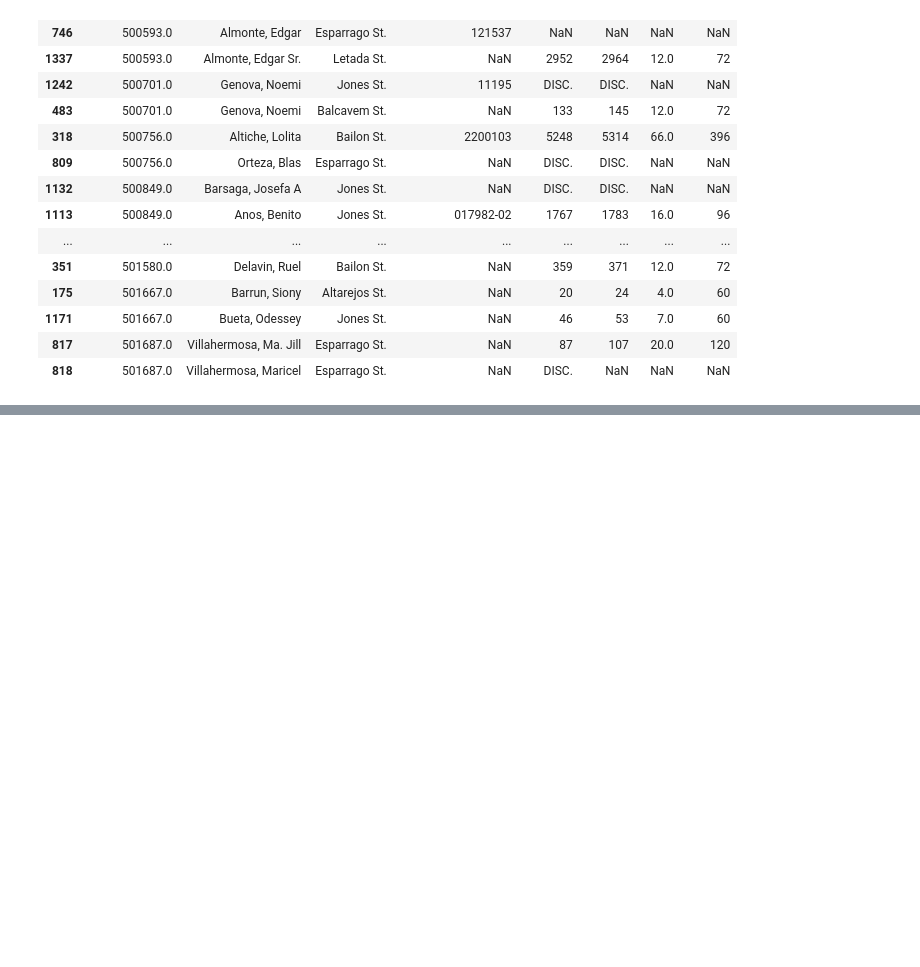
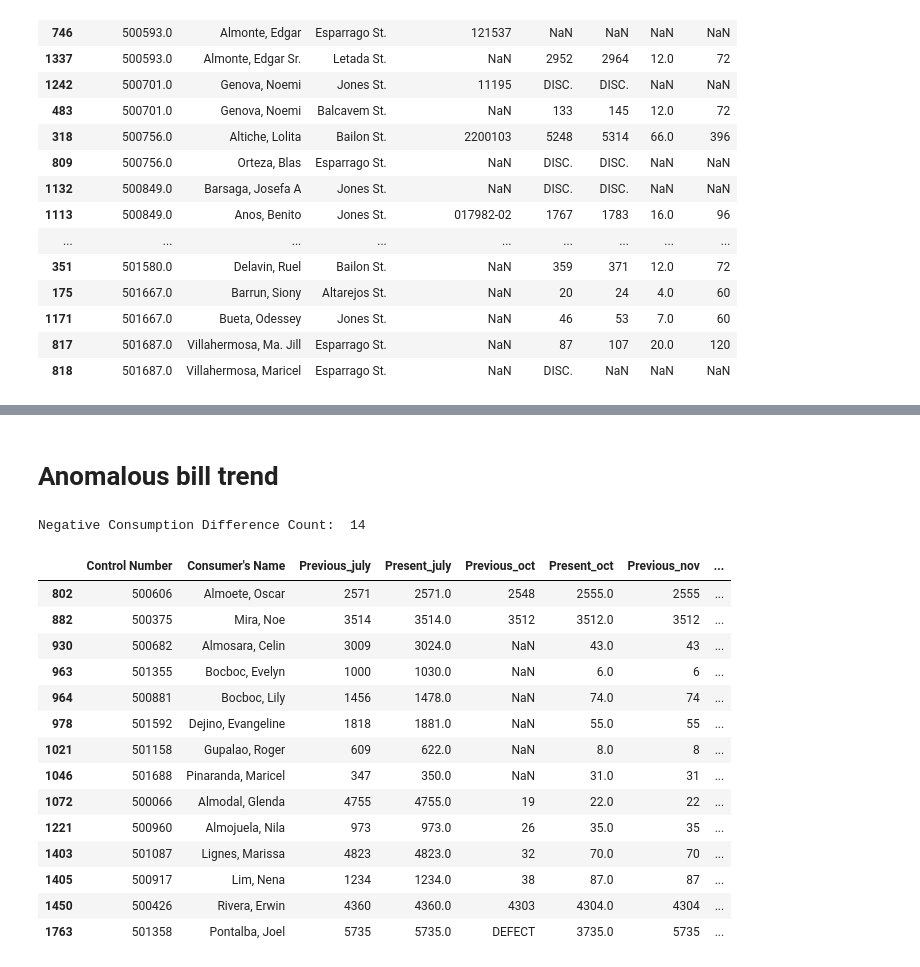
Before and after one commit to marcusAlmo/waterflow_model_training, a Jupyter notebook: data_preparation/v1/data_assessment.ipynb, the cells around one changed output, grey strips where cells are left out. Saved outputs shown, nothing was run; the diff lists cells and outputs as text; code cells hidden in the pictures; blank space fills up the shorter version.

Commit message:
feat: comprehensive dataset cleaning

```diff
--- a/data_preparation/v1/data_assessment.ipynb
+++ b/data_preparation/v1/data_assessment.ipynb
@@ -178,0 +304,45 @@ all_duplicates
+# %% [markdown]
+# Anomalous bill trend
+# %%
+# Review of consumption difference
+july_df = pd.read_csv("../../dataset/raw/2022/JUL2022.csv", encoding='latin-1')
+oct_df = pd.read_csv("../../dataset/raw/2022/OCT2022.csv", encoding='latin-1')
+nov_df = pd.read_csv("../../dataset/raw/2022/NOV2022.csv", encoding='latin-1')
+dec_df = pd.read_csv("../../dataset/raw/2022/DEC2022.csv", encoding='latin-1')
+
+july_df['Present'] = pd.to_numeric(july_df['Present'], errors='coerce')
+oct_df['Present'] = pd.to_numeric(oct_df['Present'], errors='coerce')
+nov_df['Present'] = pd.to_numeric(nov_df['Present'], errors='coerce')
+dec_df['Present'] = pd.to_numeric(dec_df['Present'], errors='coerce')
+
+july_mini_df = july_df[['Control Number', 'Consumer\'s Name', 'Previous', 'Present']]
+oct_mini_df = oct_df[['Control Number', 'Consumer\'s Name', 'Previous', 'Present']]
+nov_mini_df = nov_df[['Control Number', 'Consumer\'s Name', 'Previous', 'Present']]
+dec_mini_df = dec_df[['Control Number', 'Consumer\'s Name', 'Previous', 'Present']]
+
+merged_df = pd.merge(july_mini_df, oct_mini_df, on=['Control Number', 'Consumer\'s Name'], suffixes=('_july', '_oct'))
+merged_df = pd.merge(merged_df, nov_mini_df, on=['Control Number', 'Consumer\'s Name'], suffixes=('_oct', '_nov'))
+merged_df = pd.merge(merged_df, dec_mini_df, on=['Control Number', 'Consumer\'s Name'], suffixes=('_nov', '_dec'))
+
+merged_df['Consumption Difference'] = pd.to_numeric(merged_df['Present_oct']) - pd.to_numeric(merged_df['Present_july'])
+
+negative_df = merged_df[merged_df['Consumption Difference'] < 0]
+print("Negative Consumption Difference Count: ", len(negative_df))
+display(negative_df)
+# %% [output]
+Negative Consumption Difference Count:  14
+|  | Control Number | Consumer's Name | Previous_july | Present_july | Previous_oct | Present_oct | Previous_nov | ... |
+| 802 | 500606 | Almoete, Oscar | 2571 | 2571.0 | 2548 | 2555.0 | 2555 | ... |
+| 882 | 500375 | Mira, Noe | 3514 | 3514.0 | 3512 | 3512.0 | 3512 | ... |
+| 930 | 500682 | Almosara, Celin | 3009 | 3024.0 | NaN | 43.0 | 43 | ... |
+| 963 | 501355 | Bocboc, Evelyn | 1000 | 1030.0 | NaN | 6.0 | 6 | ... |
+| 964 | 500881 | Bocboc, Lily | 1456 | 1478.0 | NaN | 74.0 | 74 | ... |
+| 978 | 501592 | Dejino, Evangeline | 1818 | 1881.0 | NaN | 55.0 | 55 | ... |
+| 1021 | 501158 | Gupalao, Roger | 609 | 622.0 | NaN | 8.0 | 8 | ... |
+| 1046 | 501688 | Pinaranda, Maricel | 347 | 350.0 | NaN | 31.0 | 31 | ... |
+| 1072 | 500066 | Almodal, Glenda | 4755 | 4755.0 | 19 | 22.0 | 22 | ... |
+| 1221 | 500960 | Almojuela, Nila | 973 | 973.0 | 26 | 35.0 | 35 | ... |
+| 1403 | 501087 | Lignes, Marissa | 4823 | 4823.0 | 32 | 70.0 | 70 | ... |
+| 1405 | 500917 | Lim, Nena | 1234 | 1234.0 | 38 | 87.0 | 87 | ... |
+| 1450 | 500426 | Rivera, Erwin | 4360 | 4360.0 | 4303 | 4304.0 | 4304 | ... |
+| 1763 | 501358 | Pontalba, Joel | 5735 | 5735.0 | DEFECT | 3735.0 | 5735 | ... |
```
Also changed, not shown: parts of 11 cells of this notebook, 2 other files.
